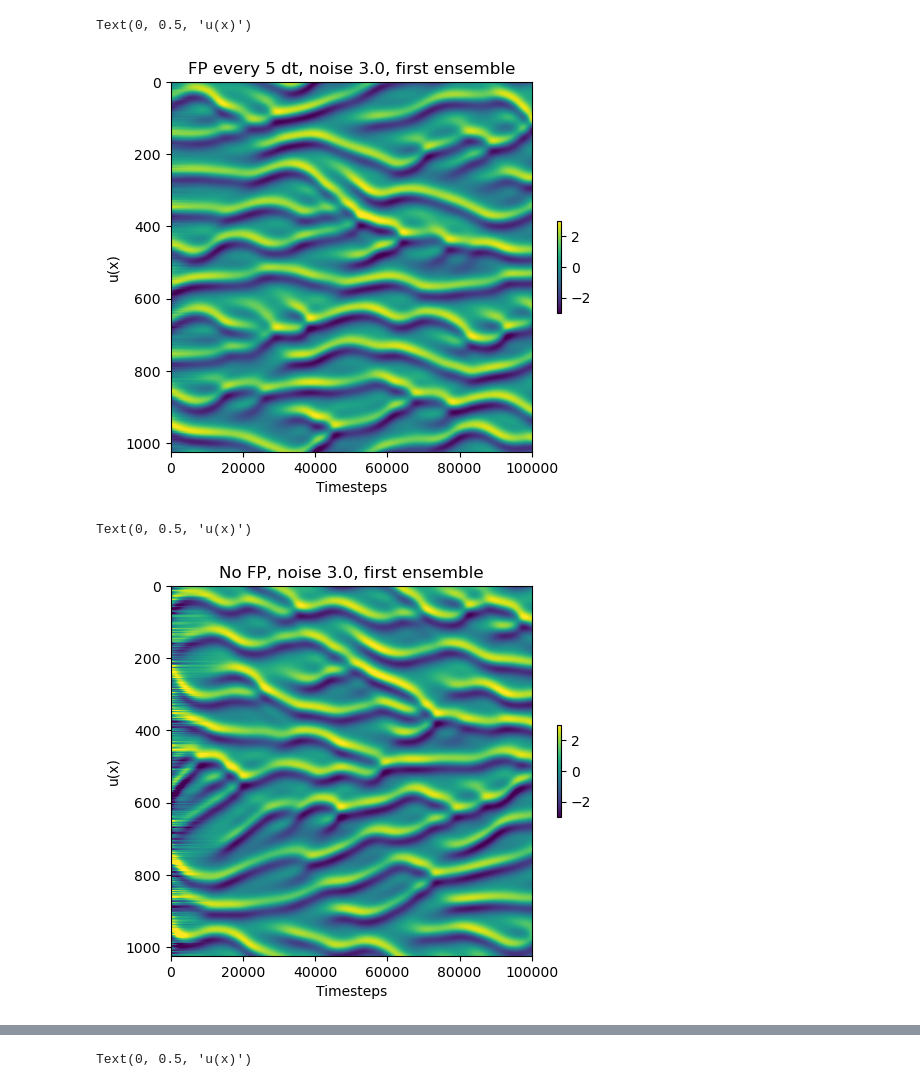
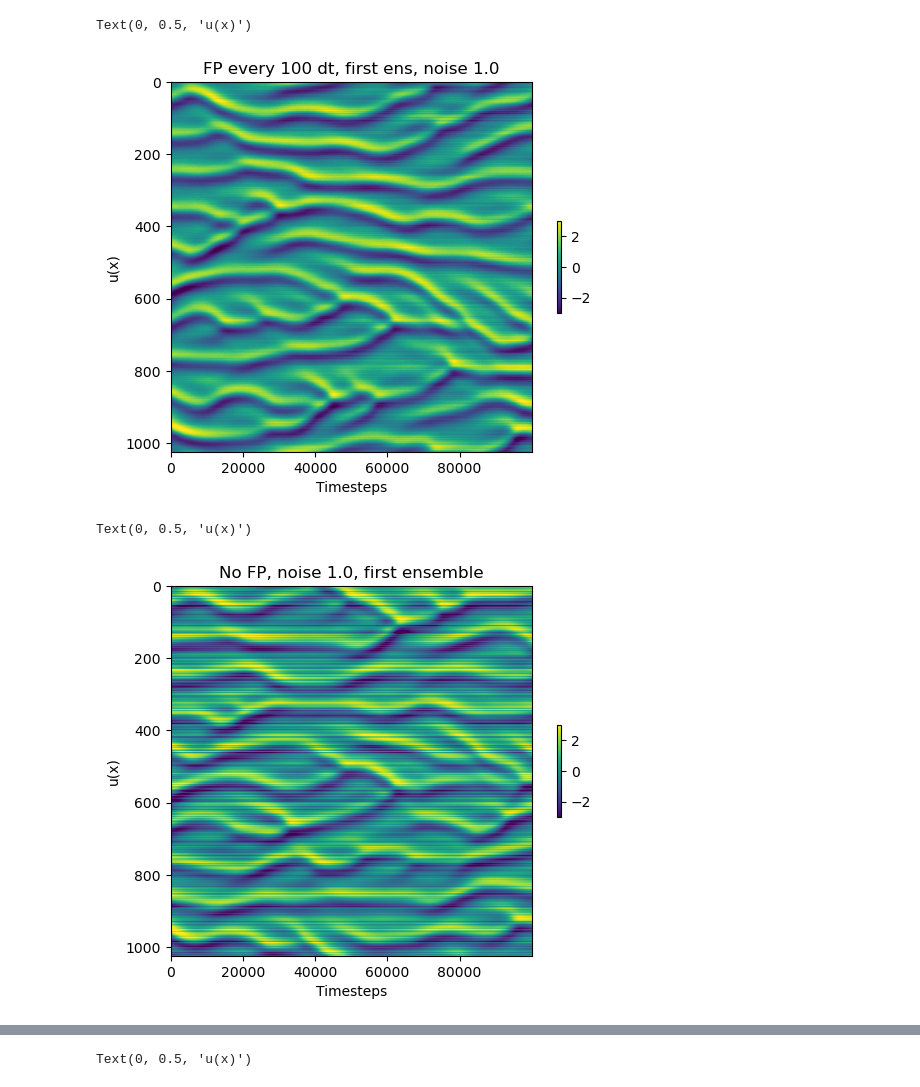
Before and after one commit to cainsliewastaken/Conrad_Research_4_Ashesh, a Jupyter notebook: viz.ipynb, the cells around one changed output, grey strips where cells are left out. Drawn from its saved outputs; the diff is of its cells as text; code cells hidden in the pictures.

```diff
--- a/viz.ipynb
+++ b/viz.ipynb
@@ -29,0 +293,24 @@ device = 'cuda'
+# %%
+fig, ax = plt.subplots(dpi=70)
+tstart = 0
+tend = 100000
+for k in range(len(labels)):
+    plt.plot(out_RMSE_vals[k,tstart:tend], label=labels[k])
+plt.legend()
+print('')
+# %%
+fig, ax = plt.subplots(dpi=70)
+tstart = 0
+tend = 10000
+for k in range(len(labels)):
+    plt.plot(out_RMSE_vals[k,tstart:tend], label=labels[k])
+plt.legend()
+print('')
+# %%
+fig, ax = plt.subplots(dpi=70)
+tstart = 0
+tend = 10000
+for k in range(1,len(labels)):
+    plt.plot(out_RMSE_vals[k,tstart:tend], label=labels[k])
+plt.legend()
+print('')
@@ -78,3 +1160,13 @@ N_ens = 100
+# %%
+num_chunks = 100
+file_path_skip = "/glade/derecho/scratch/cainslie/conrad_net_stability/FP_output/RK4_FNO_tendency_noise_10.0_5_ens_no_FP/RK4_FNO_tendency_noise_10.0_5_ens_no_FP_skip100_chunk_"
+file_path_RMSE = "/glade/derecho/scratch/cainslie/conrad_net_stability/FP_output/RK4_FNO_tendency_noise_10.0_5_ens_no_FP/RK4_FNO_tendency_noise_10.0_5_ens_no_FP_RMSE_chunk_"
+
+file_path_skip = "/glade/derecho/scratch/cainslie/conrad_net_stability/FP_output/Euler_FNO_tendency_noise_1.0_10_ens_512_wavenum_no_fp/Euler_FNO_tendency_noise_1.0_10_ens_512_wavenum_no_fp_skip100_chunk_"
+file_path_RMSE = "/glade/derecho/scratch/cainslie/conrad_net_stability/FP_output/Euler_FNO_tendency_noise_1.0_10_ens_512_wavenum_no_fp/Euler_FNO_tendency_noise_1.0_10_ens_512_wavenum_no_fp_RMSE_chunk_"
+
+M = 99999
+N_ens = 10
 # %%
 output_data_no_fp, output_data_RMSE_skipped_no_fp, output_data_FFT_x_no_fp = load_output_data_skipped(num_chunks, file_path_skip, M, N_ens)
 output_data_RMSE_full_no_fp = load_output_data_RMSE(num_chunks, file_path_RMSE, M, N_ens)
@@ -82,20 +1231,20 @@ output_data_meaned_no_fp = output_data_no_fp.mean(1)
 # %%
 plt.figure(dpi=100)
-plt.imshow(output_data[:,1].T,vmax=3,vmin=-3, extent=[0,100000,1024,0], aspect=100)
+plt.imshow(output_data[:,1].T,vmax=3,vmin=-3, extent=[0,99999,1024,0], aspect=100)
 plt.colorbar(shrink=.25)
-plt.title('FP every 5 dt, noise 3.0, first ensemble')
+plt.title('FP every 100 dt, first ens, noise 1.0')
 plt.xlabel('Timesteps')
 plt.ylabel('u(x)')
 # %% [output]
 Text(0, 0.5, 'u(x)')
-[figure, old version]
+[figure, new version]
 # %%
 plt.figure(dpi=100)
-plt.imshow(output_data_no_fp[:,1].T,vmax=3,vmin=-3, extent=[0,100000,1024,0], aspect=100)
+plt.imshow(output_data_no_fp[:,0].T,vmax=3,vmin=-3, extent=[0,99999,1024,0], aspect=100)
 plt.colorbar(shrink=.25)
-plt.title('No FP, noise 3.0, first ensemble')
+plt.title('No FP, noise 1.0, first ensemble')
 plt.xlabel('Timesteps')
 plt.ylabel('u(x)')
 # %% [output]
 Text(0, 0.5, 'u(x)')
-[figure, old version]
+[figure, new version]
```
Also changed, not shown: parts of 66 cells of this notebook, 11 other files.
